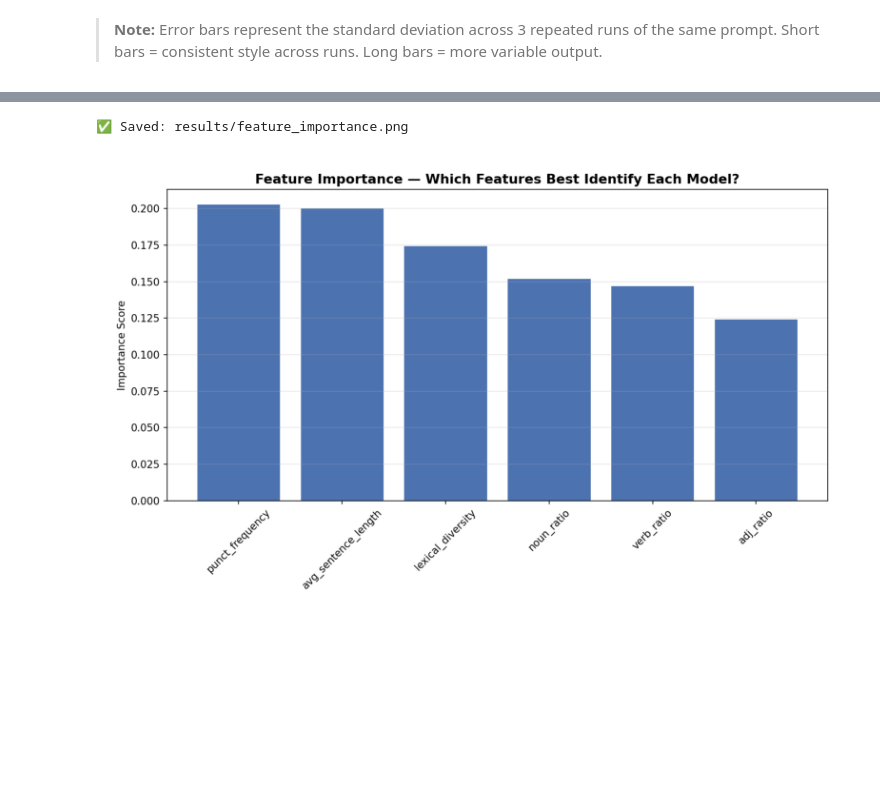
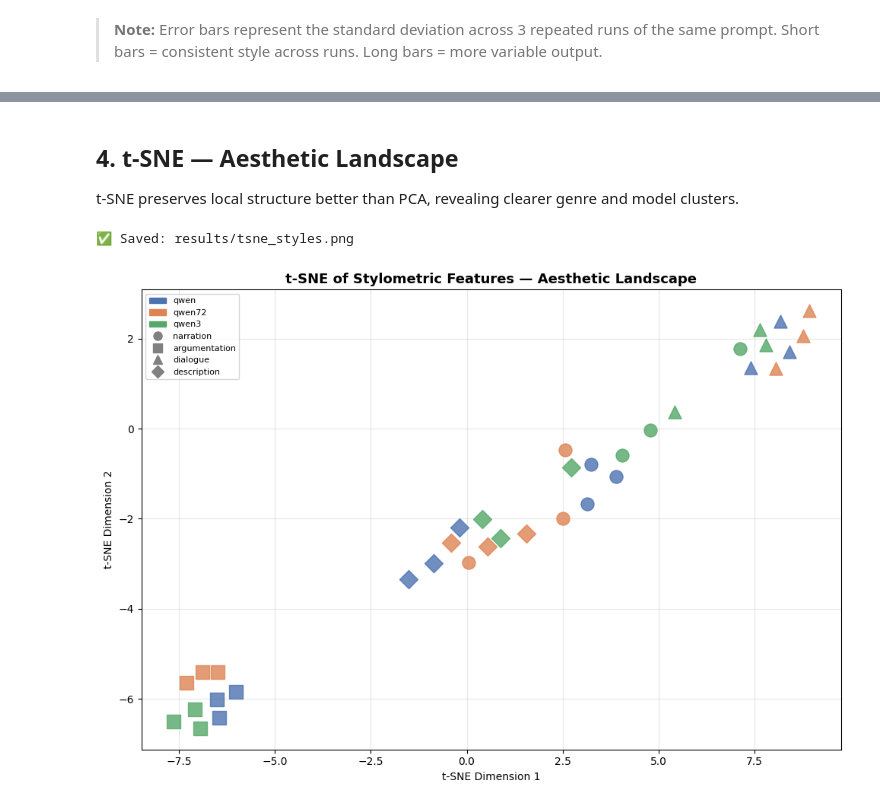
Before and after one commit to dmphuongdoan/Text-Mining-and-Sentiment-Analysis-Project, a Jupyter notebook: notebooks/demo.ipynb, the cells around one changed output, grey strips where cells are left out. Drawn from its saved outputs; the diff is of its cells as text; code cells hidden in the pictures; blank space fills up the shorter version.

```diff
--- a/notebooks/demo.ipynb
+++ b/notebooks/demo.ipynb
@@ -129,10 +72,10 @@ Chance level:             33.3%
-# %%
-plot_feature_importance(clf, df, le)
-img = mpimg.imread("../results/feature_importance.png")
-plt.figure(figsize=(10, 6))
-plt.imshow(img)
-plt.axis("off")
-plt.show()
-# %% [output]
-✅ Saved: results/feature_importance.png
-[figure, removed]
+# %% [markdown]
+## 4. t-SNE — Aesthetic Landscape
+t-SNE preserves local structure better than PCA,
+revealing clearer genre and model clusters.
+# %%
+plot_tsne(df)
+plt.show()
+# %% [output]
+✅ Saved: results/tsne_styles.png
+[figure, added]
```
Also changed, not shown: parts of 23 cells of this notebook, 16 other files.
